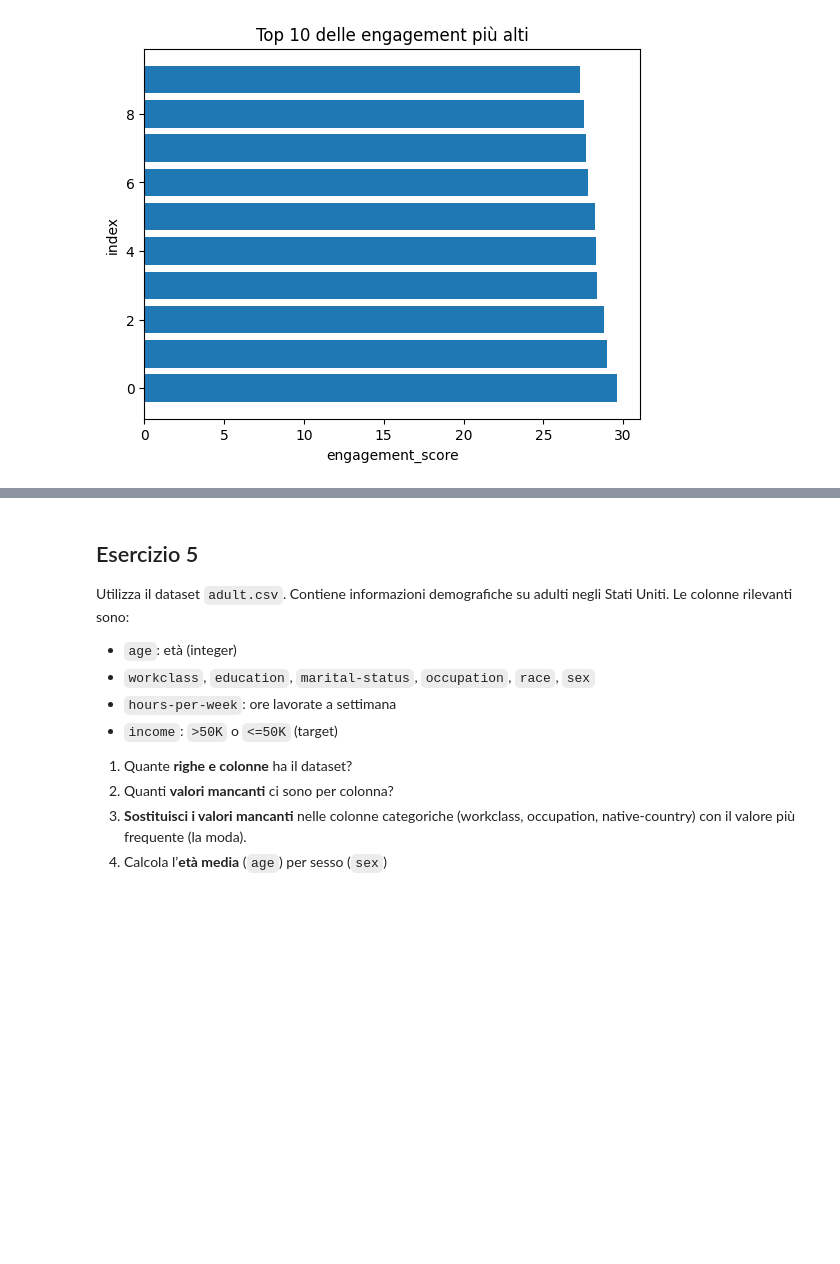
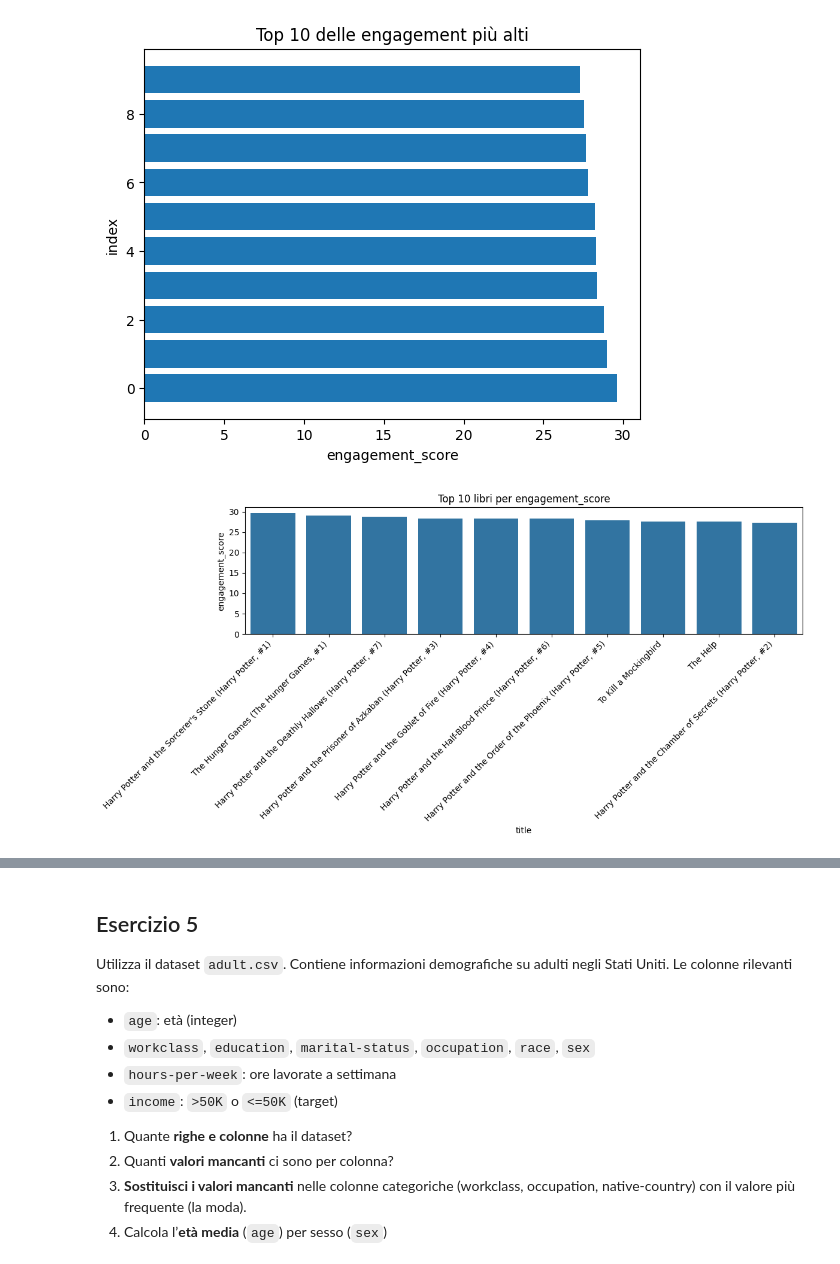
Before and after one commit to Loic166/ProgrammingLab2, a Jupyter notebook: esame27_Giugno.ipynb, the cells around one changed output, grey strips where cells are left out. Saved outputs shown, nothing was run; the diff lists cells and outputs as text; code cells hidden in the pictures; blank space fills up the shorter version.

```diff
--- a/esame27_Giugno.ipynb
+++ b/esame27_Giugno.ipynb
@@ -142,6 +138,20 @@ plt.ylabel("index")
 plt.show()
 # %% [output]
 [figure]
+# %%
+import matplotlib.pyplot as plt
+import seaborn as sns
+
+top10_books = df.nlargest(10, 'engagement_score')
+
+plt.figure(figsize=(12, 6))
+sns.barplot(x='title', y='engagement_score', data=top10_books)
+plt.xticks(rotation=45, ha='right')
+plt.title('Top 10 libri per engagement_score')
+plt.tight_layout()
+plt.show()
+# %% [output]
+[figure, added]
 # %%
 
 
```
Also changed, not shown: parts of 7 cells of this notebook, 20 other files.
